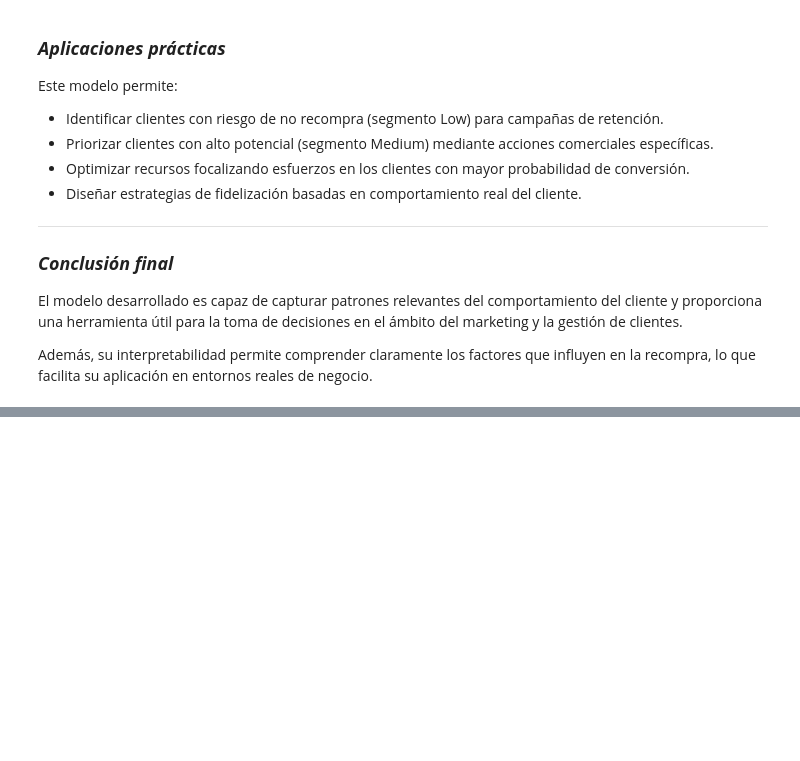
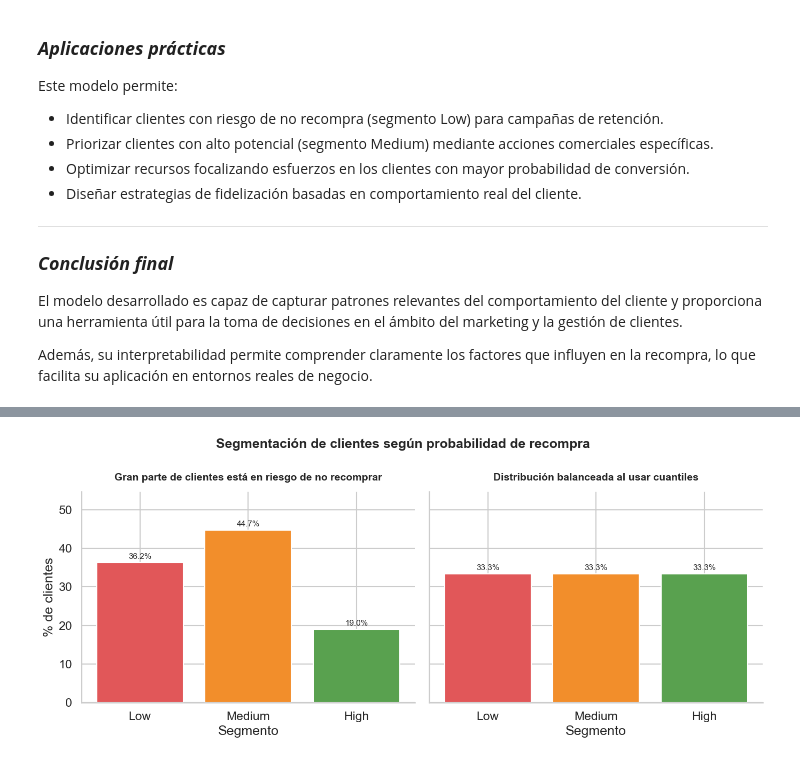
Before and after one commit to OscarFdz24/Proyecto_ML_Clientes_Oscar_Fernandez, a Jupyter notebook: modeloML_Logistica_LGBM.ipynb, the cells around one changed output, grey strips where cells are left out. Saved outputs shown, nothing was run; the diff lists cells and outputs as text; code cells hidden in the pictures; blank space fills up the shorter version.

```diff
--- a/modeloML_Logistica_LGBM.ipynb
+++ b/modeloML_Logistica_LGBM.ipynb
@@ -1811,0 +1850,78 @@ Además, su interpretabilidad permite comprender claramente los factores que inf
+# %%
+sns.set_theme(style="whitegrid", context="talk")
+
+# ---- Preparar datos en % ----
+seg_business = (
+    df_scoring["segment_business"]
+    .value_counts(normalize=True)
+    .reindex(["Low", "Medium", "High"])
+    .mul(100)
+)
+
+seg_quantiles = (
+    df_scoring["segment_q"]
+    .value_counts(normalize=True)
+    .reindex(["Low", "Medium", "High"])
+    .mul(100)
+)
+
+# ---- Colores semánticos ----
+colors = ["#E15759", "#F28E2B", "#59A14F"]  # rojo, naranja, verde
+
+# ---- Crear figura ----
+fig, axes = plt.subplots(1, 2, figsize=(14, 6), sharey=True)
+
+# =========================
+# Gráfico 1: Negocio
+# =========================
+ax = axes[0]
+bars = ax.bar(seg_business.index, seg_business.values, color=colors)
+
+ax.set_title(
+    "Gran parte de clientes está en riesgo de no recomprar",
+    fontsize=14,
+    weight="bold",
+    pad=15
+)
+ax.set_xlabel("Segmento")
+ax.set_ylabel("% de clientes")
+
+# Etiquetas encima de barras
+for i, v in enumerate(seg_business.values):
+    ax.text(i, v + 1, f"{v:.1f}%", ha='center', fontsize=11)
+
+# =========================
+# Gráfico 2: Cuantiles
+# =========================
+ax = axes[1]
+bars = ax.bar(seg_quantiles.index, seg_quantiles.values, color=colors)
+
+ax.set_title(
+    "Distribución balanceada al usar cuantiles",
+    fontsize=14,
+    weight="bold",
+    pad=15
+)
+ax.set_xlabel("Segmento")
+
+# Etiquetas encima de barras
+for i, v in enumerate(seg_quantiles.values):
+    ax.text(i, v + 1, f"{v:.1f}%", ha='center', fontsize=11)
+
+# ---- Limpieza visual ----
+for ax in axes:
+    ax.spines["top"].set_visible(False)
+    ax.spines["right"].set_visible(False)
+    ax.set_ylim(0, max(seg_business.max(), seg_quantiles.max()) + 10)
+
+# ---- Título general ----
+fig.suptitle(
+    "Segmentación de clientes según probabilidad de recompra",
+    fontsize=18,
+    weight="bold"
+)
+
+plt.tight_layout()
+plt.show()
+# %% [output]
+[figure, added]
```
Also changed, not shown: parts of 24 cells of this notebook, 1 other file.
